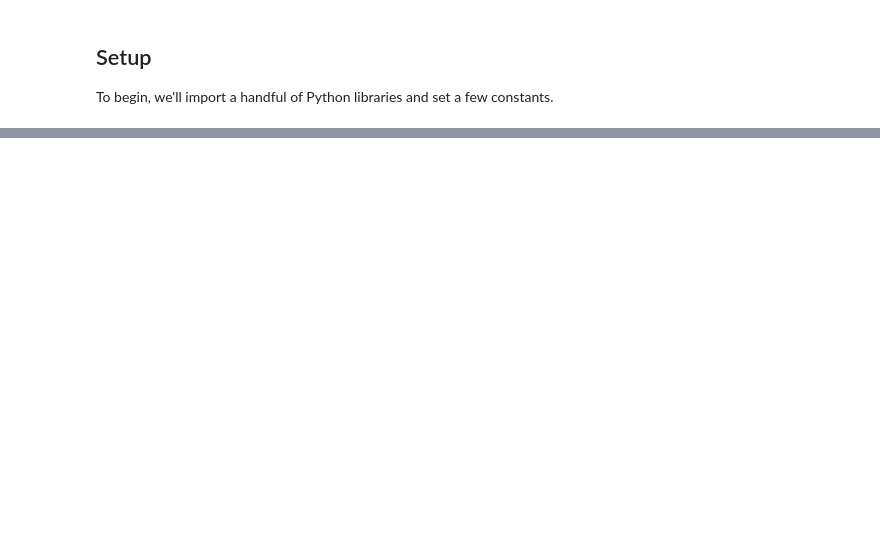
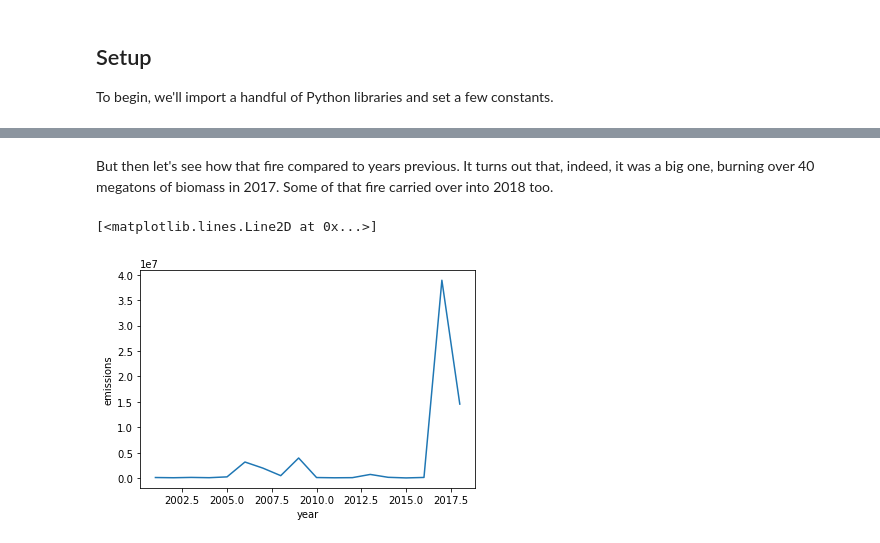
Before and after one commit to carbonplan/trace, a Jupyter notebook: all_tiles.ipynb, the cells around one changed output, grey strips where cells are left out. Drawn from its saved outputs; the diff is of its cells as text; code cells hidden in the pictures; blank space fills up the shorter version.

```diff
--- a/all_tiles.ipynb
+++ b/all_tiles.ipynb
@@ -172,0 +337,7 @@ for lat, lon in tqdm(list(zip(lats, lons))):
+# %% [markdown]
+But then let's see how that fire compared to years previous. It turns out that, indeed, it was a big one, burning over 40 megatons of biomass in 2017. Some of that fire carried over into 2018 too.
+# %%
+santa_barbara.sum(dim=['lat', 'lon']).plot()
+# %% [output]
+[<matplotlib.lines.Line2D at 0x...>]
+[figure, added]
```
Also changed, not shown: parts of 38 cells of this notebook.
